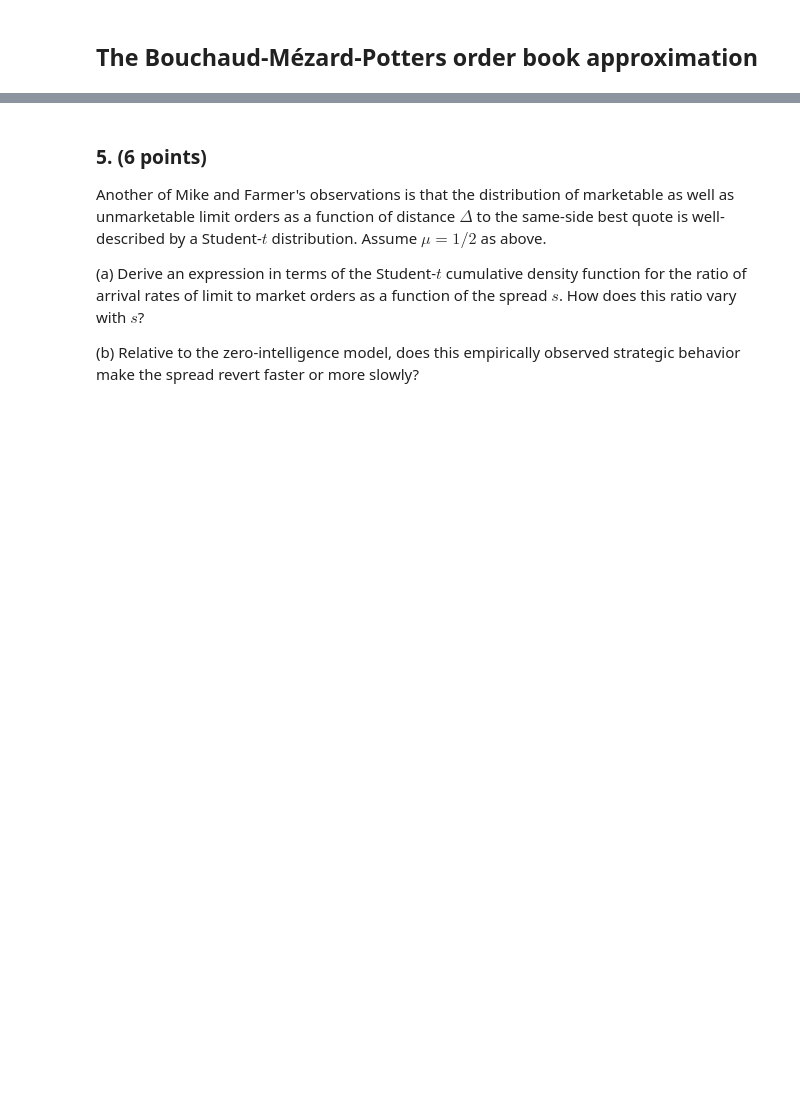
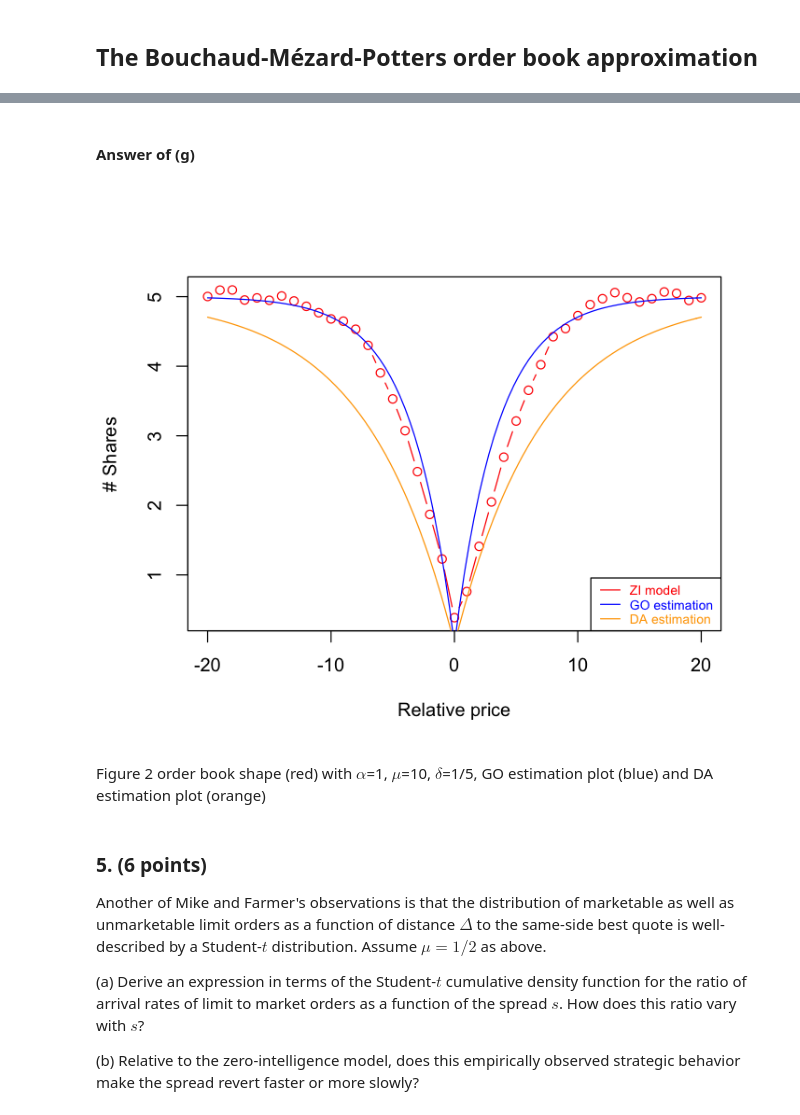
Before and after one commit to noisyoscillator/MTH9879_Market_Microstructure, a Jupyter notebook: HW2/9879HW02_Hongchao_Pan.ipynb, the cells around one changed output, grey strips where cells are left out. Drawn from its saved outputs; the diff is of its cells as text; code cells hidden in the pictures; blank space fills up the shorter version.

```diff
--- a/HW2/9879HW02_Hongchao_Pan.ipynb
+++ b/HW2/9879HW02_Hongchao_Pan.ipynb
@@ -379,0 +486,7 @@ Superimpose plots of the asymptotic densities $\rho_{DA}(\Delta)$ (in blue) and
+# %%
+sigma2_GO<- 0.083
+sigma2_GOPLO<- sigma2_GO/(2*P_L)
+cd_GOPLO<- sqrt(sigma2_GOPLO/(2*delta))
+
+print(c("The variance per limit order is:",sigma2_GOPLO))
+print(c("The characteristic distance of GO per limit order is:",cd_GOPLO))
@@ -379,0 +499,4 @@ Superimpose plots of the asymptotic densities $\rho_{DA}(\Delta)$ (in blue) and
+# %%
+sigma2_DA<- (mu^2)*delta/(alpha^2)
+cd_DA<- sqrt(sigma2_DA/(2*delta))
+print(c("The characteristic distance of DA  is:",cd_DA))
@@ -380,3 +515,28 @@ Superimpose plots of the asymptotic densities $\rho_{DA}(\Delta)$ (in blue) and
+# %% [markdown]
+#### Answer of (g)
+# %%
+# The function of computing the densities
+rho_BMP<- function(alpha,delta,deltaD,deltaDT){
+
+    # formula from (f)
+    return (alpha*(1-exp(-abs(deltaD)/deltaDT))/delta)
+    # abs: to get the curve of negative DELTA
+}
+# %%
+# Plot the order book shape and the curves from GO and DA estimation
+# Plot the order book shape
+options(repr.plot.height=5, repr.plot.width=6)
+plot(-20:20,avgbookshape,main=NA,xlab="Relative price",ylab="# Shares",
+      col="red", type="b")
+curve(rho_BMP(1,1/5,x,cd_GOPLO),from=-20,to=20,col="blue",add=TRUE)
+curve(rho_BMP(1,1/5,x,cd_DA),from=-20,to=20,col="orange",add=TRUE)
+legend("bottomright",legend = c("ZI model","GO estimation","DA estimation"),lty=c(1,1,1),
+      col=c("red","blue","orange"),text.col=c("red","blue","orange"),
+        cex=0.7,text.width=7.0,y.intersp=1.5)
+# %% [output]
+[figure, added]
+# %% [markdown]
+Figure 2 order book shape (red) with $\alpha$=1, $\mu$=10, $\delta$=1/5, GO estimation plot (blue) and DA estimation plot (orange)
 # %% [markdown]
 ### 5. (6 points)
 
```
Also changed, not shown: parts of 29 cells of this notebook.
